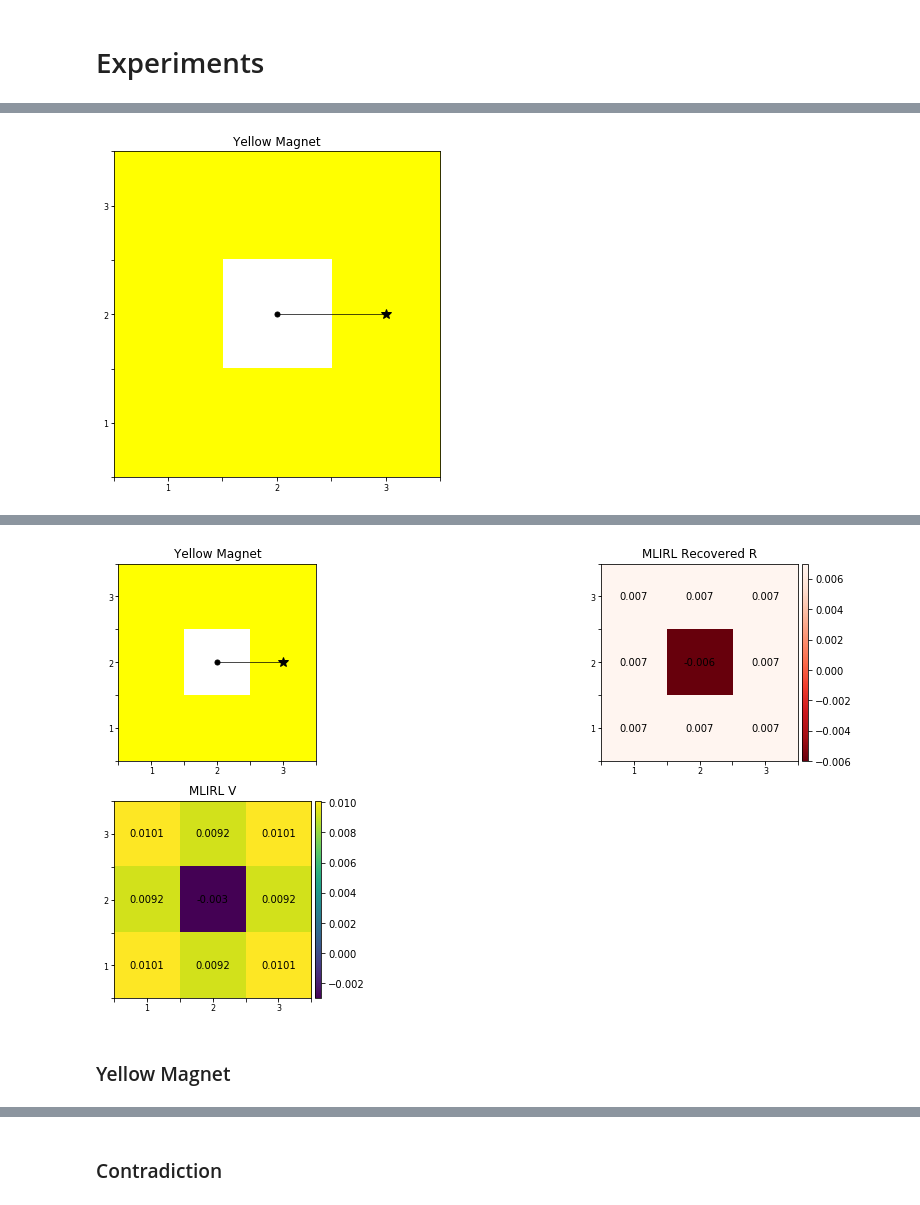
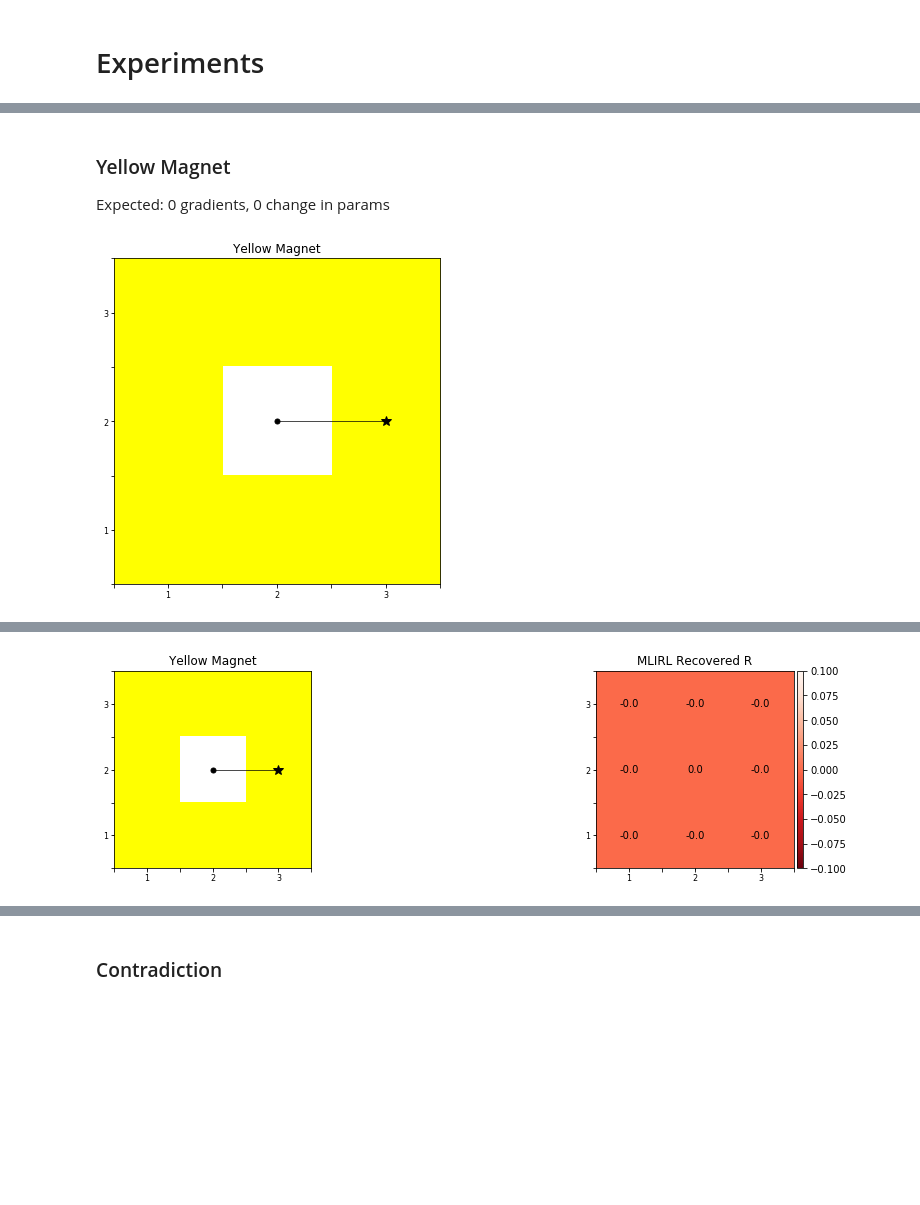
Before and after one commit to yrevar/inverse_rl, a Jupyter notebook: irl/mlirl/MLIRL.ipynb, the cells around one changed output, grey strips where cells are left out. Cells and saved outputs as stored; diff of their text form; code cells hidden in the pictures; blank space fills up the shorter version.

```diff
--- a/irl/mlirl/MLIRL.ipynb
+++ b/irl/mlirl/MLIRL.ipynb
@@ -221,12 +249,18 @@ Done.
+# %% [markdown]
+### Yellow Magnet
+Expected: 0 gradients, 0 change in params
 # %%
 mlirl_params = dict(
     n_iter = 5,
     n_vi_iter = 50,
     dtype = torch.float,
-    gamma = 0.30,
-    boltzmann_beta = 1.,
-    optimizer_fn = lambda params: optim.SGD(params, lr=0.01, momentum=0.9, weight_decay=1.)
+    gamma = 0.80,
+    boltzmann_beta = 10.,
+    w_init_scheme = "zeros",
+    grad_eps = 1e-5,
+    optimizer_fn = lambda params: optim.SGD(params, lr=0.01, momentum=0.9, weight_decay=0.) # 0 L2 penalty, so that we don't see unwanted gradients
 )
+
 mdp_params = dict(
     width = 3,
     height = 3,
@@ -241,7 +275,7 @@ irl_problem = dict(
     traj_actions = [get_actions_from_state_traj(state_traj) for state_traj in mdp_params["tau_s"]]
 )
 results = MLIRL_experiment(irl_problem, mlirl_params, disp_grid=True, disp_results=False)
-display_irl_results(results["nvmdp"], irl_problem["traj_states"], results["R"].round(3), results["V_grid"].round(4), irl_problem["title"], rewards_cmap=plt.cm.Reds_r)
+display_irl_results(results["nvmdp"], irl_problem["traj_states"], results["R"].round(3), None, irl_problem["title"], rewards_cmap=plt.cm.Reds_r)
 # %% [output]
 [figure]
 Training...
@@ -254,7 +288,5 @@ Iter: 0004, loss: 00001.386294, w: [-0.00581696 +0.00724163], dw: [+0.000000001
 Done.
-[figure, old version]
+[figure, new version]
-# %% [markdown]
-### Yellow Magnet
 # %%
 mlirl_params = dict(
     n_iter = 5,
```
Also changed, not shown: parts of 36 cells of this notebook.
